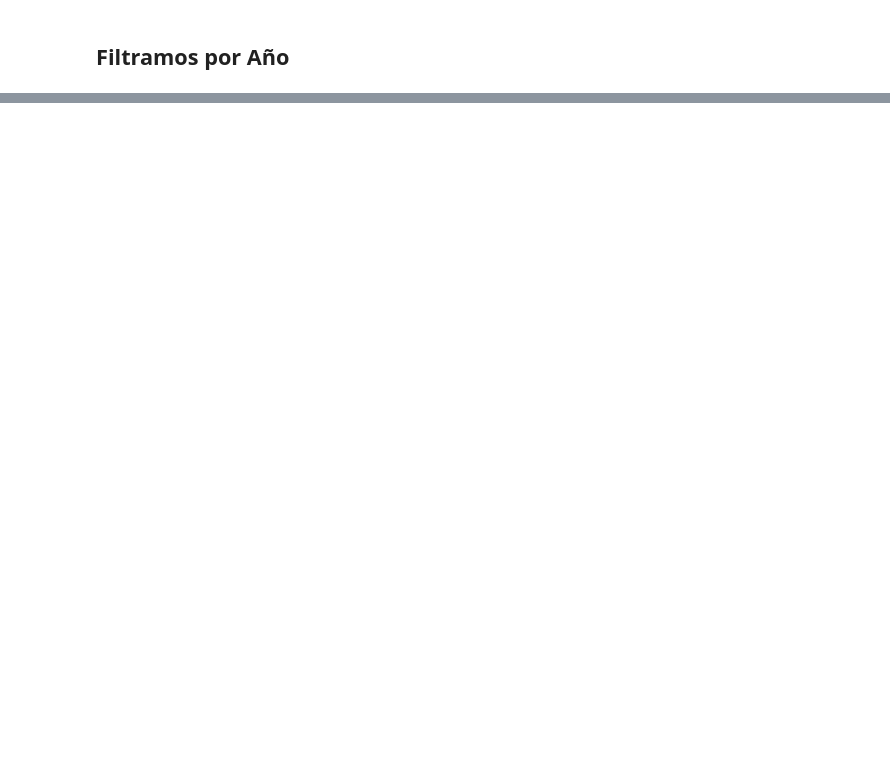
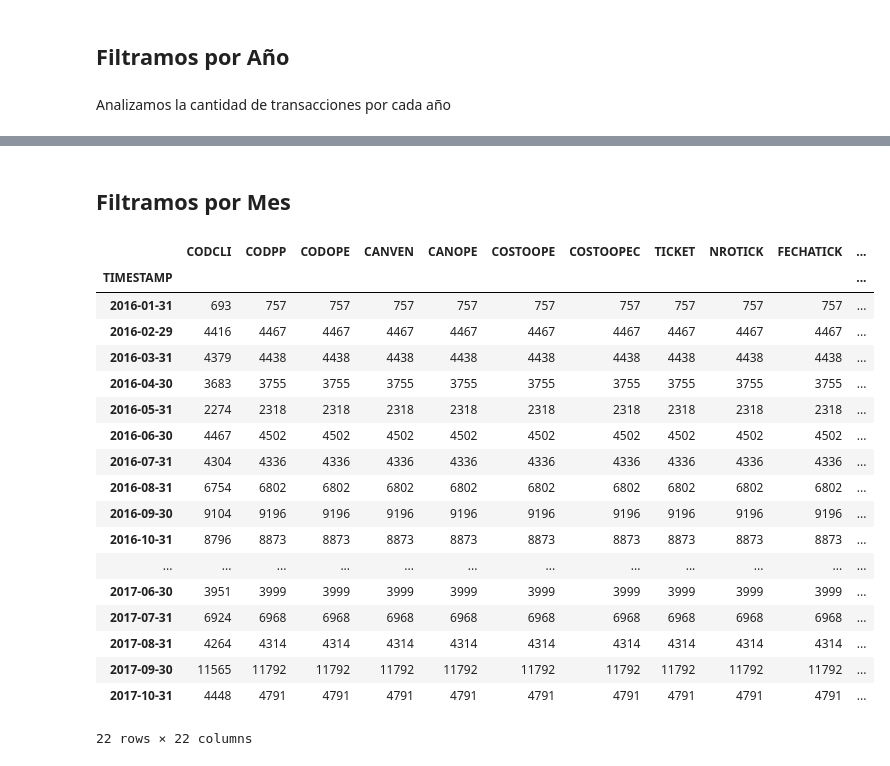
Before and after one commit to ambigus9/alma_canela, a Jupyter notebook: Tareas y Tickets.ipynb, the cells around one changed output, grey strips where cells are left out. Cells and saved outputs as stored; diff of their text form; code cells hidden in the pictures; blank space fills up the shorter version.

```diff
--- a/Tareas y Tickets.ipynb
+++ b/Tareas y Tickets.ipynb
@@ -505,6 +486,8 @@ def plot_time_line(df):
     return py.iplot(data)
 # %% [markdown]
 ## Filtramos por Año
+# %% [markdown]
+Analizamos la cantidad de transacciones por cada año
 # %%
 plot_time_line(df["2016"].groupby('FECHA').count())
 # %% [output]
@@ -513,3 +496,27 @@ plot_time_line(df["2016"].groupby('FECHA').count())
 plot_time_line(df["2017"].groupby('FECHA').count())
 # %% [output]
 [interactive output not drawn]
+# %% [markdown]
+## Filtramos por Mes
+# %%
+df.groupby(pd.TimeGrouper(freq='M')).count()
+# %% [output]
+|  | CODCLI | CODPP | CODOPE | CANVEN | CANOPE | COSTOOPE | COSTOOPEC | TICKET | NROTICK | FECHATICK | ... |
+| TIMESTAMP |  |  |  |  |  |  |  |  |  |  | ... |
+| 2016-01-31 | 693 | 757 | 757 | 757 | 757 | 757 | 757 | 757 | 757 | 757 | ... |
+| 2016-02-29 | 4416 | 4467 | 4467 | 4467 | 4467 | 4467 | 4467 | 4467 | 4467 | 4467 | ... |
+| 2016-03-31 | 4379 | 4438 | 4438 | 4438 | 4438 | 4438 | 4438 | 4438 | 4438 | 4438 | ... |
+| 2016-04-30 | 3683 | 3755 | 3755 | 3755 | 3755 | 3755 | 3755 | 3755 | 3755 | 3755 | ... |
+| 2016-05-31 | 2274 | 2318 | 2318 | 2318 | 2318 | 2318 | 2318 | 2318 | 2318 | 2318 | ... |
+| 2016-06-30 | 4467 | 4502 | 4502 | 4502 | 4502 | 4502 | 4502 | 4502 | 4502 | 4502 | ... |
+| 2016-07-31 | 4304 | 4336 | 4336 | 4336 | 4336 | 4336 | 4336 | 4336 | 4336 | 4336 | ... |
+| 2016-08-31 | 6754 | 6802 | 6802 | 6802 | 6802 | 6802 | 6802 | 6802 | 6802 | 6802 | ... |
+| 2016-09-30 | 9104 | 9196 | 9196 | 9196 | 9196 | 9196 | 9196 | 9196 | 9196 | 9196 | ... |
+| 2016-10-31 | 8796 | 8873 | 8873 | 8873 | 8873 | 8873 | 8873 | 8873 | 8873 | 8873 | ... |
+| ... | ... | ... | ... | ... | ... | ... | ... | ... | ... | ... | ... |
+| 2017-06-30 | 3951 | 3999 | 3999 | 3999 | 3999 | 3999 | 3999 | 3999 | 3999 | 3999 | ... |
+| 2017-07-31 | 6924 | 6968 | 6968 | 6968 | 6968 | 6968 | 6968 | 6968 | 6968 | 6968 | ... |
+| 2017-08-31 | 4264 | 4314 | 4314 | 4314 | 4314 | 4314 | 4314 | 4314 | 4314 | 4314 | ... |
+| 2017-09-30 | 11565 | 11792 | 11792 | 11792 | 11792 | 11792 | 11792 | 11792 | 11792 | 11792 | ... |
+| 2017-10-31 | 4448 | 4791 | 4791 | 4791 | 4791 | 4791 | 4791 | 4791 | 4791 | 4791 | ... |
+22 rows × 22 columns
```
Also changed, not shown: parts of 4 cells of this notebook.
